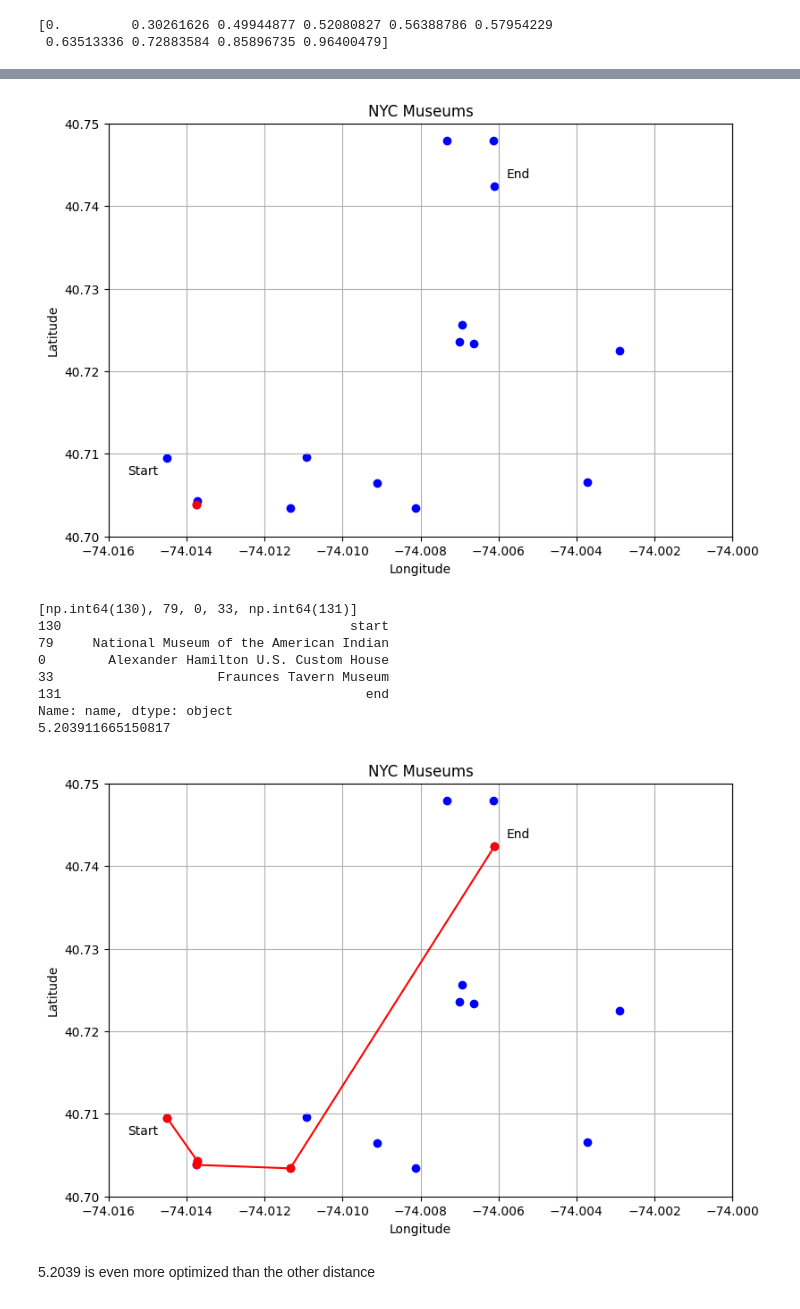
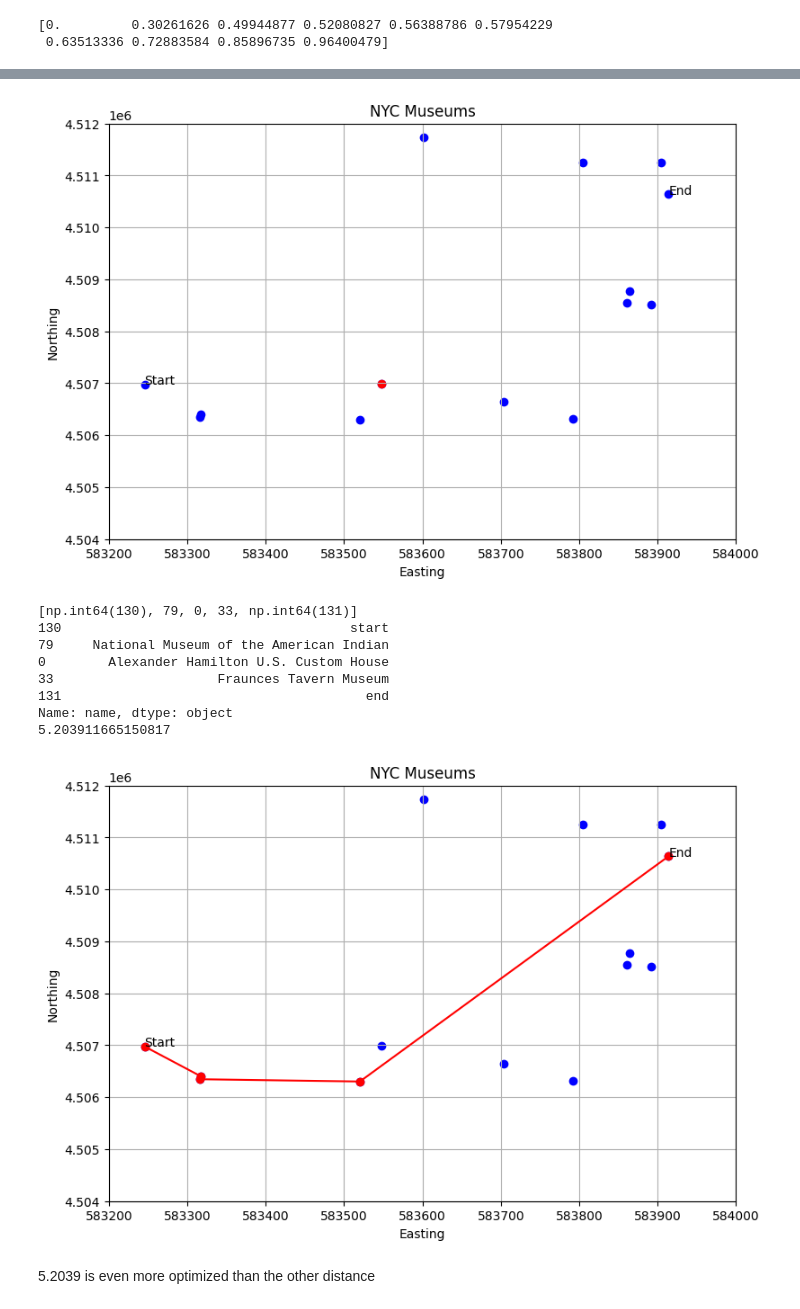
Before and after one commit to ath3naw/Itinerary-Optimizer, a Jupyter notebook: analysis.ipynb, the cells around one changed output, grey strips where cells are left out. Drawn from its saved outputs; the diff is of its cells as text; code cells hidden in the pictures.

```diff
--- a/analysis.ipynb
+++ b/analysis.ipynb
@@ -117,0 +124,3 @@ df
+# %%
+df = df.drop(columns=["the_geom", "zone_number", "zone_letter"])
+df
@@ -141,7 +164,9 @@ start_lon = -74.0145
 end_lat = 40.7424
 end_lon = -74.0061
 # %%
-data = {"name": ["start", "end"], "lat": [float(start_lat), float(end_lat)], "lon": [float(start_lon), float(end_lon)]}
+data = {"name": ["start", "end"], "lat": [float(start_lat), float(end_lat)], "lon": [float(start_lon), float(end_lon)],
+        "easting": [utm.from_latlon(float(start_lat), float(start_lon))[0], utm.from_latlon(float(end_lat), float(end_lon))[0]],
+        "northing": [utm.from_latlon(float(start_lat), float(start_lon))[1], utm.from_latlon(float(end_lat), float(end_lon))[1]],}
 df = pd.concat([df, pd.DataFrame(data)], ignore_index=True)
 # %%
 start_idx = df.index[(df["name"] == "start")][0]
@@ -174,7 +199,8 @@ tree = BallTree(coords, metric = "haversine")
 # Find nearest 10 neighbors
 dist, ind = tree.query(coords, k=10)
 # %%
-dist = dist * 6371.2 # Convert to kilometers
+R = 6371.2 # Earth's radius in kilometers
+dist = dist * R # Convert to kilometers
 # %%
 transport = "walk"
 # %%
@@ -186,9 +212,8 @@ else:
     time = dist / 50  # Time in hours
 # %%
 def haversine_dist(lat1, lon1, lat2, lon2):
-    R = 6371.2
     lat1, lon1 = np.radians(lat1), np.radians(lon1)
-    lat2, lon2 = np.radians(lat2), np.radians(lon2)
+    lat2, lon2 = np.radians(np.array(lat2, dtype=float)), np.radians(np.array(lon2, dtype=float))
 
     dlat = lat2-lat1
     dlon = lon2-lon1
@@ -286,19 +313,19 @@ museum                                                 True
 Name: 80, dtype: object
 # %%
 fig, ax = plt.subplots(figsize = (9,6))
-plt.scatter(df["lon"], df["lat"], c='blue', marker='o')
-plt.xlim(-74.016, -74.0)
-plt.ylim(40.7, 40.75)
-plt.scatter(df["lon"].iloc[closest[6]], df["lat"].iloc[closest[6]], c='red', marker='o')
-plt.xlabel('Longitude')
-plt.ylabel('Latitude')
+plt.scatter(df["easting"], df["northing"], c='blue', marker='o')
+plt.xlim(583200, 584000)
+plt.ylim(4.504*10**6, 4.512*10**6)
+plt.scatter(df["easting"].iloc[closest[1]], df["northing"].iloc[closest[1]], c='red', marker='o')
+plt.xlabel('Easting')
+plt.ylabel('Northing')
 plt.title('NYC Museums')
-ax.annotate('Start', xy=(df["lon"].iloc[start_idx]-0.0001, df["lat"].iloc[start_idx]), xytext=(df["lon"].iloc[start_idx]-0.001, df["lat"].iloc[start_idx]-0.002))
-ax.annotate('End', xy=(df["lon"].iloc[end_idx]+0.0001, df["lat"].iloc[end_idx]), xytext=(df["lon"].iloc[end_idx]+0.0003, df["lat"].iloc[end_idx]+0.001))
+ax.annotate('Start', xy=(df["easting"].iloc[start_idx]-0.0001, df["northing"].iloc[start_idx]), xytext=(df["easting"].iloc[start_idx]-0.001, df["northing"].iloc[start_idx]-0.002))
+ax.annotate('End', xy=(df["easting"].iloc[end_idx]+0.0001, df["northing"].iloc[end_idx]), xytext=(df["easting"].iloc[end_idx]+0.0003, df["northing"].iloc[end_idx]+0.001))
 plt.grid()
 plt.show()
 # %% [output]
-[figure, old version]
+[figure, new version]
 # %%
 # can try using beam search
 def beam_search(df, start_idx, end_idx, num_locations, beam_width=5):
@@ -346,18 +373,18 @@ Name: name, dtype: object
 5.203911665150817
 # %%
 fig, ax = plt.subplots(figsize = (9,6))
-plt.scatter(df["lon"], df["lat"], c='blue', marker='o')
-plt.xlim(-74.016, -74.0)
-plt.ylim(40.7, 40.75)
-plt.plot(df["lon"].iloc[itinerary], df["lat"].iloc[itinerary], c='red', marker='o')
-plt.xlabel('Longitude')
-plt.ylabel('Latitude')
+plt.scatter(df["easting"], df["northing"], c='blue', marker='o')
+plt.xlim(583200, 584000)
+plt.ylim(4.504*10**6, 4.512*10**6)
+plt.plot(df["easting"].iloc[itinerary], df["northing"].iloc[itinerary], c='red', marker='o')
+plt.xlabel('Easting')
+plt.ylabel('Northing')
 plt.title('NYC Museums')
-ax.annotate('Start', xy=(df["lon"].iloc[start_idx]-0.0001, df["lat"].iloc[start_idx]), xytext=(df["lon"].iloc[start_idx]-0.001, df["lat"].iloc[start_idx]-0.002))
-ax.annotate('End', xy=(df["lon"].iloc[end_idx]+0.0001, df["lat"].iloc[end_idx]), xytext=(df["lon"].iloc[end_idx]+0.0003, df["lat"].iloc[end_idx]+0.001))
+ax.annotate('Start', xy=(df["easting"].iloc[start_idx]-0.0001, df["northing"].iloc[start_idx]), xytext=(df["easting"].iloc[start_idx]-0.001, df["northing"].iloc[start_idx]-0.002))
+ax.annotate('End', xy=(df["easting"].iloc[end_idx]+0.0001, df["northing"].iloc[end_idx]), xytext=(df["easting"].iloc[end_idx]+0.0003, df["northing"].iloc[end_idx]+0.001))
 plt.grid()
 plt.show()
 # %% [output]
-[figure, old version]
+[figure, new version]
 # %% [markdown]
 5.2039 is even more optimized than the other distance
```
Also changed, not shown: parts of 16 cells of this notebook, 1 other file.
